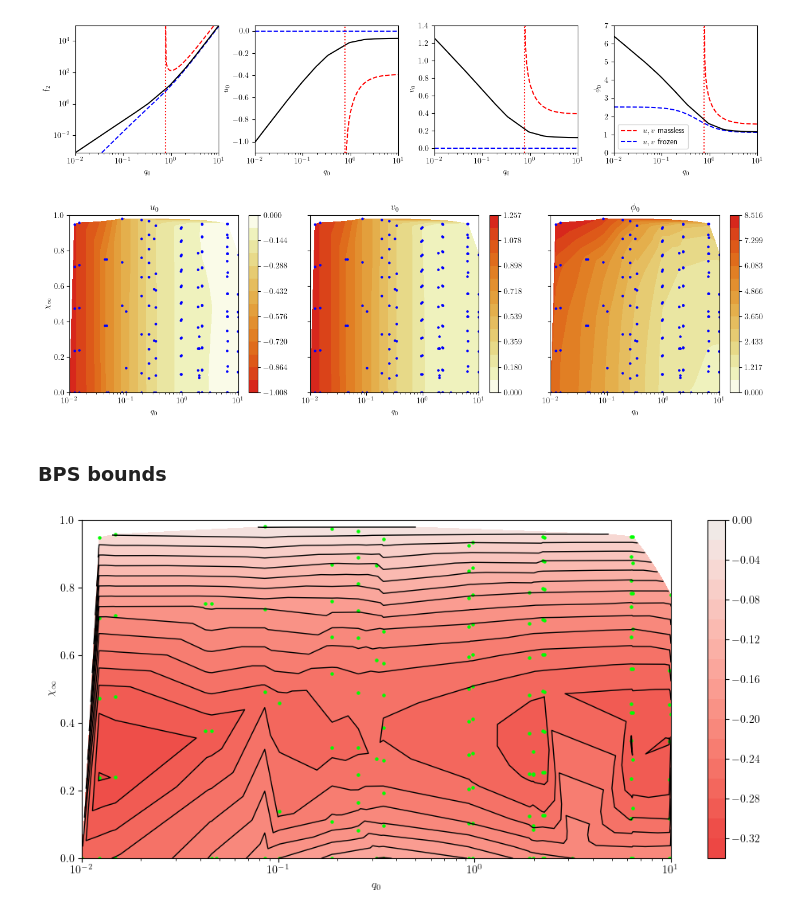
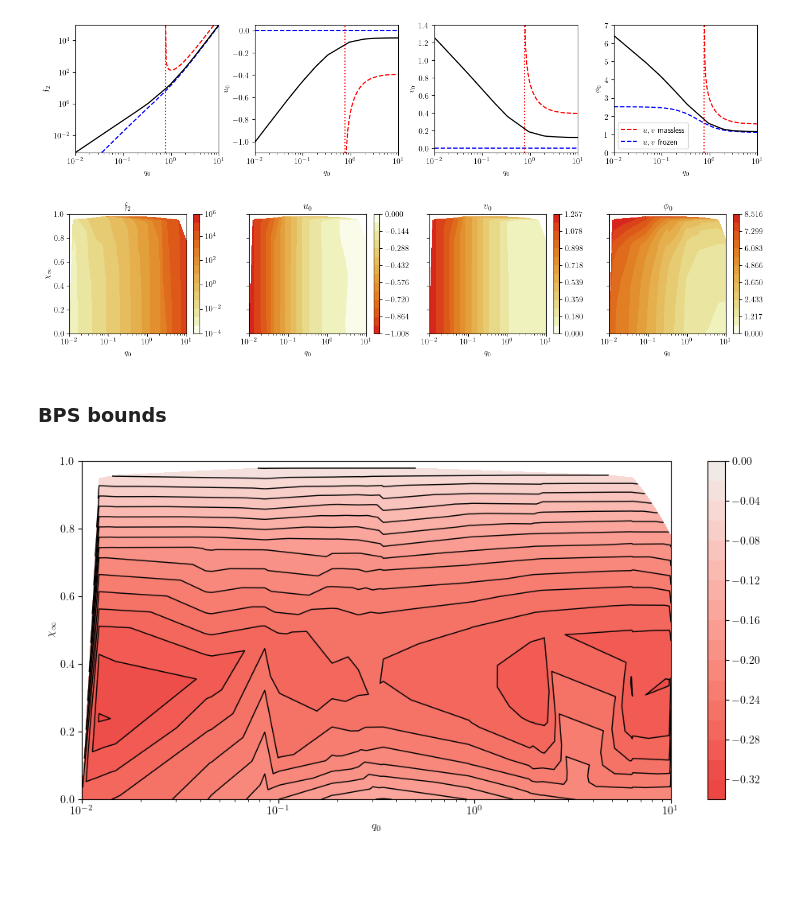
Before and after one commit to gloges/typeII-wormholes, a Jupyter notebook: wormholes.ipynb, the cells around one changed output. Cells and saved outputs as stored; diff of their text form; code cells hidden in the pictures; blank space fills up the shorter version.

Commit message:
5D/10D Ricci scalar + images

```diff
--- a/wormholes.ipynb
+++ b/wormholes.ipynb
@@ -291,7 +288,7 @@ Optimal values for $(u_0,v_0)$ to match the AdS boundary conditions for $r\to\in
 # %%
 q0 = 1
 rmax = 10
-χ1 = 0.1
+χ1 = 0
 
 soln, val_final = wh.wormhole_T11(q0, χ1, rmax, display='quiet')
 r, f, u, ud, v, vd, φ, φd, χ, χd, h, flux2 = soln
@@ -351,6 +395,6 @@ data = np.load('T11_data.npy')
 # %%
 # q0_list = np.geomspace(0.01, 10, 3)
-q0_list = 10**(3*np.random.rand(3) - 2)
+q0_list = 10**(3*np.random.rand(10) - 2)
 
 for q0 in q0_list:
 
@@ -359,7 +403,7 @@ for q0 in q0_list:
     # δχ1 = 0.1/max(q0, 2)
 
     # χ1_max = min(0.43+0.4*q0, 0.58, 1/q0)   # crude upper bound
-    χ1_max = 1.1 * χ1max_fit(np.log(q0))    # better upper bound using data
+    χ1_max = 1.05 * χ1max_fit(np.log(q0))    # better upper bound using data
 
     χ1_list = χ1_max * np.random.rand(9)
     χ1_list = [0, *χ1_list]
@@ -498,36 +507,39 @@ plt.show()
 # %%
 # Perform triangulation on log data
 tri = Triangulation(np.log(q0s), χinfs)
 # tri = Triangulation(q0s, χinfs)
 tri.x = np.exp(tri.x)
 
 
-fig, axes = plt.subplots(1, 3, figsize=(13,4), sharex=True, sharey=True)
+fig, axes = plt.subplots(1, 4, figsize=(13,3), sharex=True, sharey=True)
 
-im = axes[0].tricontourf(tri, u0s, levels=np.linspace(min(u0s), 0, 15), cmap=cc.cm['CET_L18_r'])
-plt.colorbar(im, ax=axes[0])
+im = axes[0].tricontourf(tri, flux2s, levels=np.geomspace(10**-4, 10**6, 15), cmap=cc.cm['CET_L18'], norm=colors.LogNorm())
+plt.colorbar(im, ax=axes[0], ticks=np.geomspace(10**-4, 10**6, 6))
 
-im = axes[1].tricontourf(tri, v0s, levels=np.linspace(0, max(v0s), 15), cmap=cc.cm['CET_L18'])
+im = axes[1].tricontourf(tri, u0s, levels=np.linspace(min(u0s), 0, 15), cmap=cc.cm['CET_L18_r'])
 plt.colorbar(im, ax=axes[1])
 
-im = axes[2].tricontourf(tri, φ0s, levels=np.linspace(0, max(φ0s), 15), cmap=cc.cm['CET_L18'])
+im = axes[2].tricontourf(tri, v0s, levels=np.linspace(0, max(v0s), 15), cmap=cc.cm['CET_L18'])
 plt.colorbar(im, ax=axes[2])
 
+im = axes[3].tricontourf(tri, φ0s, levels=np.linspace(0, max(φ0s), 15), cmap=cc.cm['CET_L18'])
+plt.colorbar(im, ax=axes[3])
 
-for ax, title in zip(axes, ['$u_0$', '$v_0$', '$\phi_0$']):
-    ax.scatter(q0s, χinfs, color='b', s=5)
+
+for ax, title in zip(axes, ['$\mathfrak{f}_2$', '$u_0$', '$v_0$', '$\phi_0$']):
+    # ax.scatter(q0s, χinfs, color='b', s=5)
     ax.set_xlabel('$q_0$')
     ax.set_title(title)
 
 axes[0].set_ylabel('$\chi_\infty$')
 
 plt.xscale('log')
 plt.ylim(0, 1)
 
 plt.tight_layout()
 plt.show()
 # %% [output]
-[figure, old version]
+[figure, new version]
 # %% [markdown]
 ### BPS bounds
 # %%
@@ -547,7 +559,7 @@ fig, ax = plt.subplots(1, 1, figsize=(10,5))
 im = plt.tricontourf(tri, bps1, levels=15, cmap=cc.cm['CET_D3_r'], vmin=-max1, vmax=max1)
 plt.tricontour(tri, bps1, levels=15, colors='k', linewidths=1, linestyles='solid', vmin=-max1, vmax=max1)
 plt.colorbar(im)
-plt.scatter(q0s, χinfs, color='lime', s=5)
+# plt.scatter(q0s, χinfs, color='lime', s=5)
 
 
 plt.xscale('log')
@@ -559,7 +571,7 @@ plt.ylim(0, 1)
 plt.tight_layout()
 plt.show()
 # %% [output]
-[figure, old version]
+[figure, new version]
 # %%
 mask = np.where(χinfs == 0)[0]
 mask = mask[np.argsort(q0s[mask])]
```
Also changed, not shown: parts of 8 cells of this notebook, 6 other files.
